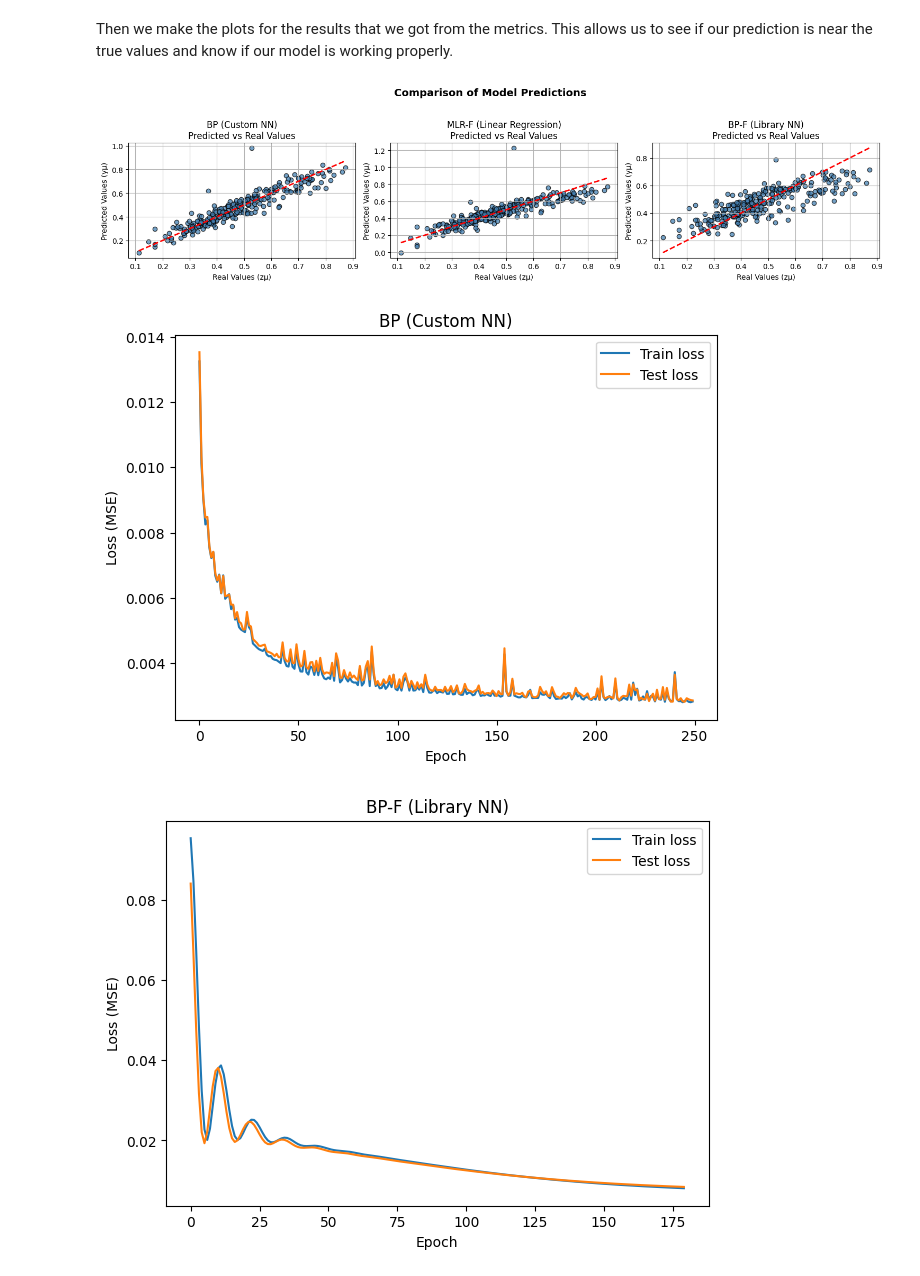
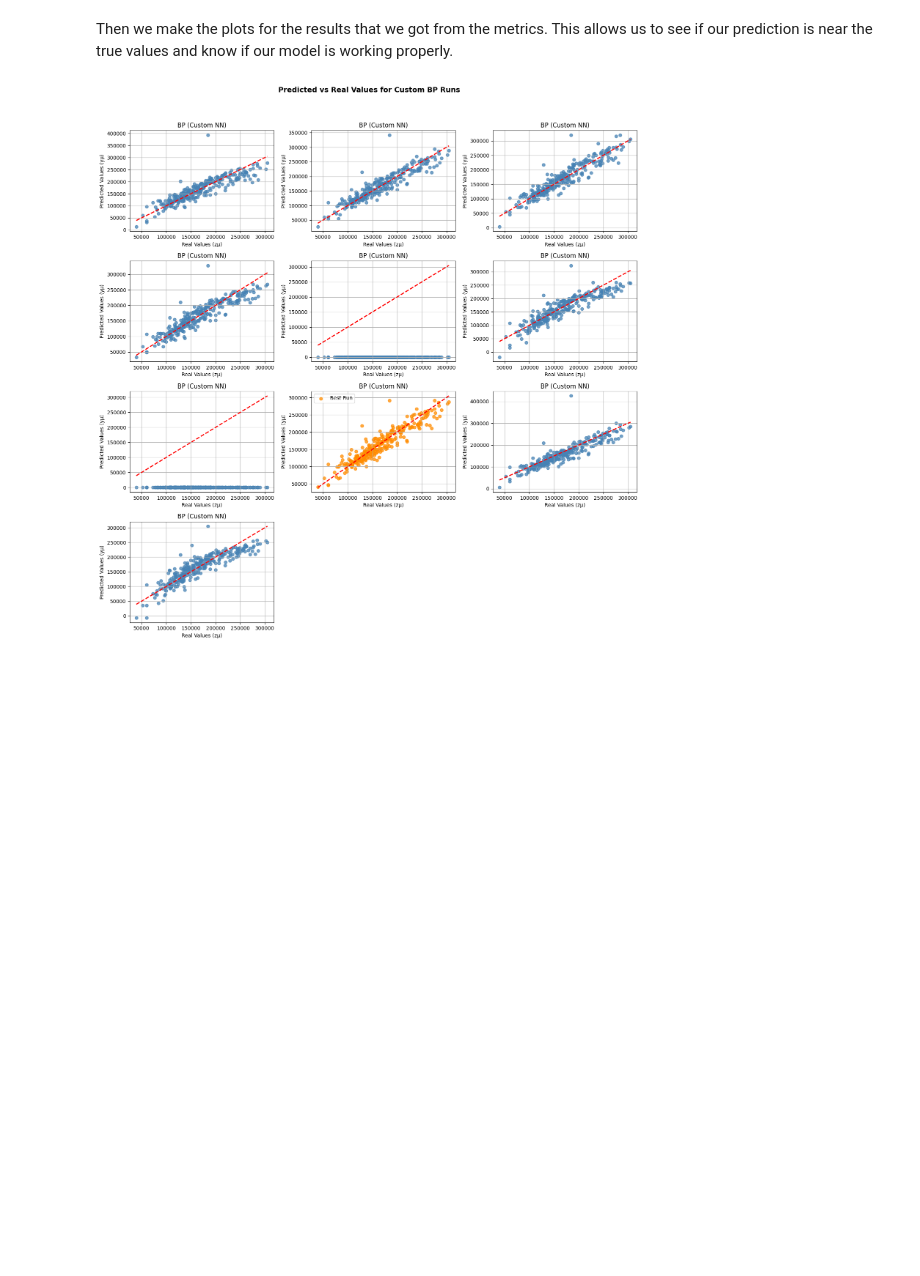
Before and after one commit to valeriapgil/HousePrices, a Jupyter notebook: Part3PracNec.ipynb, the cells around one changed output. Saved outputs shown, nothing was run; the diff lists cells and outputs as text; code cells hidden in the pictures; blank space fills up the shorter version.

Commit message:
Apply denormalization and add more plots

```diff
--- a/Part3PracNec.ipynb
+++ b/Part3PracNec.ipynb
@@ -291,45 +324,51 @@ Epoch 200/300 - Training Error: 0.005598 - Validation Error: 0.005172
 # %% [markdown]
 Then we make the plots for the results that we got from the metrics. This allows us to see if our prediction is near the true values and know if our model is working properly.
 # %%
-# Visualization: Scatter plots yμ vs zμ
+import math
+# Denormalize the data
+y_test_den = denormalize(y_test, 'SalePrice')
 
-models = {
-    'BP (Custom NN)': results_list[0]['Pred Test'],
-    'MLR-F (Linear Regression)': results_list[1]['Pred Test'],
-    'BP-F (Library NN)': results_list[2]['Pred Test']
-}
+# Find index of best run (lowest MSE)
+mse_list = [mean_squared_error(y_test_den, res['Pred Test'].flatten()) for res in custom_results]
+best_idx = np.argmin(mse_list)
 
-plt.figure(figsize=(15, 4))
+# Plot settings
+n_results = len(custom_results)
+cols = 3
+rows = math.ceil(n_results / cols)
+fig, axes = plt.subplots(rows, cols, figsize=(5 * cols, 4 * rows))
+axes = axes.flatten()  # flatten in case rows > 1
 
-for i, (name, y_pred) in enumerate(models.items()):
-    plt.subplot(1, 3, i + 1)
-    plt.scatter(y_test, y_pred.flatten(), color='steelblue', edgecolors='k', alpha=0.75)
-    plt.plot([y_test.min(), y_test.max()], [y_test.min(), y_test.max()], 'r--', lw=2)
-    plt.title(f"{name}\nPredicted vs Real Values")
-    plt.xlabel("Real Values (zμ)")
-    plt.ylabel("Predicted Values (yμ)")
-    plt.grid(True)
+for i, res in enumerate(custom_results):
+    y_pred = res['Pred Test']
+    name = res['Model']
 
-plt.suptitle("Comparison of Model Predictions", fontsize=14, fontweight='bold')
+    ax = axes[i]
+    # Highlight the best run
+    if i == best_idx:
+        scatter_color = 'darkorange'
+        marker = 'o'
+        label = 'Best Run'
+    else:
+        scatter_color = 'steelblue'
+        marker = 'o'
+        label = None
+
+    ax.scatter(y_test_den, y_pred.flatten(), color=scatter_color, alpha=0.75, marker=marker, label=label)
+    ax.plot([y_test_den.min(), y_test_den.max()], [y_test_den.min(), y_test_den.max()], 'r--', lw=2)
+    ax.set_title(f"{name}")
+    ax.set_xlabel("Real Values (zμ)")
+    ax.set_ylabel("Predicted Values (yμ)")
+    ax.grid(True)
+    if i == best_idx:
+        ax.legend()
+
+# Remove empty subplots if n_results < rows*cols
+for j in range(n_results, rows * cols):
+    fig.delaxes(axes[j])
+
+plt.suptitle("Predicted vs Real Values for Custom BP Runs", fontsize=14, fontweight='bold')
 plt.tight_layout(rect=[0, 0.03, 1, 0.95])
 plt.show()
-
-def loss_curve(train_losses, test_losses, title):
-    plt.figure(figsize=(7,5))
-    plt.plot(train_losses, label='Train loss')
-    plt.plot(test_losses, label='Test loss')
-    plt.xlabel('Epoch')
-    plt.ylabel('Loss (MSE)')
-    plt.title(title)
-    plt.legend()
-    plt.show()
-
-custom_bp = results_list[0]  # Best BP model
-bp_f = results_list[2]  # Best BP-F model
-
-loss_curve(custom_bp['Train Losses'], custom_bp['Test Losses'], 'BP (Custom NN)')
-loss_curve(bp_f['Train Losses'], bp_f['Test Losses'], 'BP-F (Library NN)')
 # %% [output]
-[figure, old version]
+[figure, new version]
-[figure, removed]
-[figure, removed]
```
Also changed, not shown: parts of 4 cells of this notebook.
